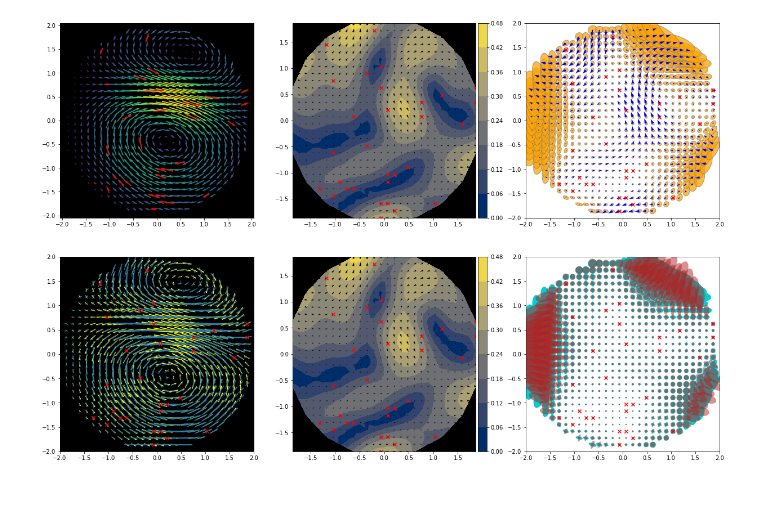
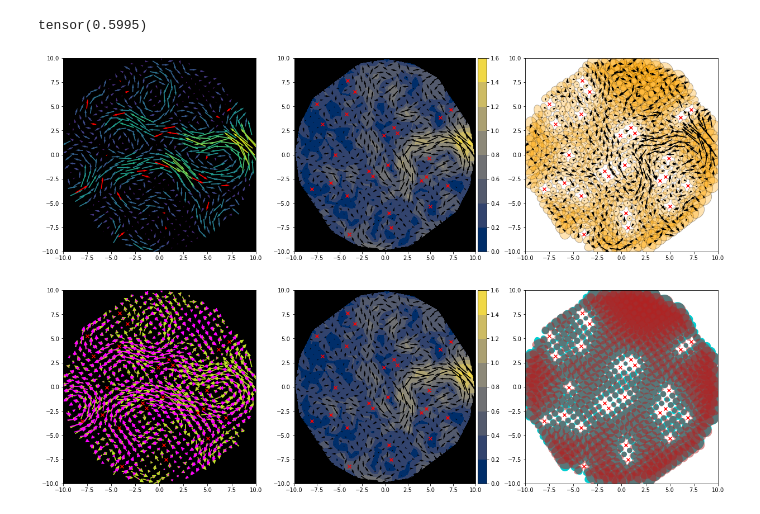
Before and after one commit to PeterHolderrieth/Steerable_CNPs, a Jupyter notebook: Evaluation/GP_div_free/Plot_Predictions.ipynb, the cells around one changed output. Cells and saved outputs as stored; diff of their text form; code cells hidden in the pictures.

```diff
--- a/Evaluation/GP_div_free/Plot_Predictions.ipynb
+++ b/Evaluation/GP_div_free/Plot_Predictions.ipynb
@@ -43,3 +43,5 @@ torch.set_default_dtype(torch.float)
 # %%
 train_dict=torch.load('../../Experiments/GP_div_free/Saved_Models/Test_Model_2020_08_29_13_02',map_location=torch.device('cpu'))
 D4_cnp=EquivCNP.EquivCNP.create_model_from_dict(train_dict['CNP_dict'])
+FILEPATH="../../Tasks/GP_Data/GP_div_free_circle/"
+test_dataset=DataLoader.give_GP_div_free_data_set(5,50,'test',file_path=FILEPATH)
@@ -166,26 +161,36 @@ def diff_covs(ax,X_Context=None,X_Target=None,Cov_Mat_1=None,Cov_Mat_2=None,labe
     return(ax)
 # %%
 fig,ax=plt.subplots(nrows=2,ncols=3,figsize=(3*7,2*7))
-scale=3
-X_Target,Y_Target=give_cyclic_div_free(n_centers=4)
-ind=torch.randperm(X_Target.size(0))[:30]
-X_Context=X_Target[ind]
-Y_Context=Y_Target[ind]+0.2*torch.randn(X_Context.shape)
-Predict,Covs,Vars=GP.GP_inference(X_Context,Y_Context,X_Target,kernel_type="div_free")
+scale=0.7
+batch_X_Context,batch_Y_Context,batch_X_Target,batch_Y_Target=test_dataset.get_rand_batch(batch_size=1)
+X_Context=batch_X_Context.squeeze()
+Y_Context=batch_Y_Context.squeeze()
+X_Target=batch_X_Target.squeeze()
+Y_Target=batch_Y_Target.squeeze()
+#batch_Predict,batch_Covs=D4_cnp(batch_X_Context,batch_Y_Context,batch_X_Target)
+#Predict=batch_Predict.squeeze().detach()
+#Covs=Covs.squeeze().detach()
+GP_parameters={'l_scale':5.,
+'sigma_var': 10.,
+'kernel_type':"div_free",
+'obs_noise':0.02}
+Predict,Covs,Vars=GP.GP_inference(X_Context,Y_Context,X_Target,**GP_parameters)
 Covs=My_Tools.Get_Block_Diagonal(Covs,size=2)
+
 R=torch.tensor([[0,-1],[1,0]],dtype=torch.get_default_dtype())
 Covs_turned=torch.matmul(R,torch.matmul(Covs,R.t()))
-ax[0][0]=plot_context_and_VF(ax[0][0],X_Context,Y_Context,X_Target,Y_Target,scale=14)
-ax[0][1],tricontour=plot_diff(ax[0][1],X_Context=X_Context,X_Target=X_Target,Predict_1=Y_Target,Predict_2=Predict)
+ax[0][0]=plot_context_and_VF(ax[0][0],X_Context=X_Context,Y_Context=Y_Context,X_Target=X_Target,Y_Target=Y_Target,scale=scale)
+ax[0][1],tricontour=plot_diff(ax[0][1],X_Context=X_Context,X_Target=X_Target,Predict_1=Y_Target,Predict_2=Predict,scale=scale)
 divider = make_axes_locatable(ax[0][1])
 cax1 = divider.append_axes("right", size="5%", pad=0.05)
 fig.colorbar(tricontour, cax=cax1)
 ax[0][2]=compare_predict_vs_truth(ax[0][2],X_Context=X_Context,X_Target=X_Target,Predict_1=Y_Target,Predict_2=Predict,Cov_Mat=Covs,scale=scale)
 ax[1][0]=compare_VF(ax[1][0],X_Context=X_Context,X_Target=X_Target,Predict_1=Y_Target,Predict_2=Predict,scale=scale)
-ax[1][1],tricontour=plot_diff(ax[1][1],X_Context=X_Context,X_Target=X_Target,Predict_1=Y_Target,Predict_2=Predict)
+ax[1][1],tricontour=plot_diff(ax[1][1],X_Context=X_Context,X_Target=X_Target,Predict_1=Y_Target,Predict_2=Predict,scale=scale)
 divider = make_axes_locatable(ax[1][1])
 cax2 = divider.append_axes("right", size="5%", pad=0.05)
 fig.colorbar(tricontour, cax=cax2)
 ax[1][2]=diff_covs(ax[1][2],X_Context=X_Context,X_Target=X_Target,Cov_Mat_1=Covs,Cov_Mat_2=Covs_turned,scale=scale)
 # %% [output]
+tensor(0.5995)
-[figure, old version]
+[figure, new version]
```
Also changed, not shown: parts of 4 cells of this notebook, 1 other file.
